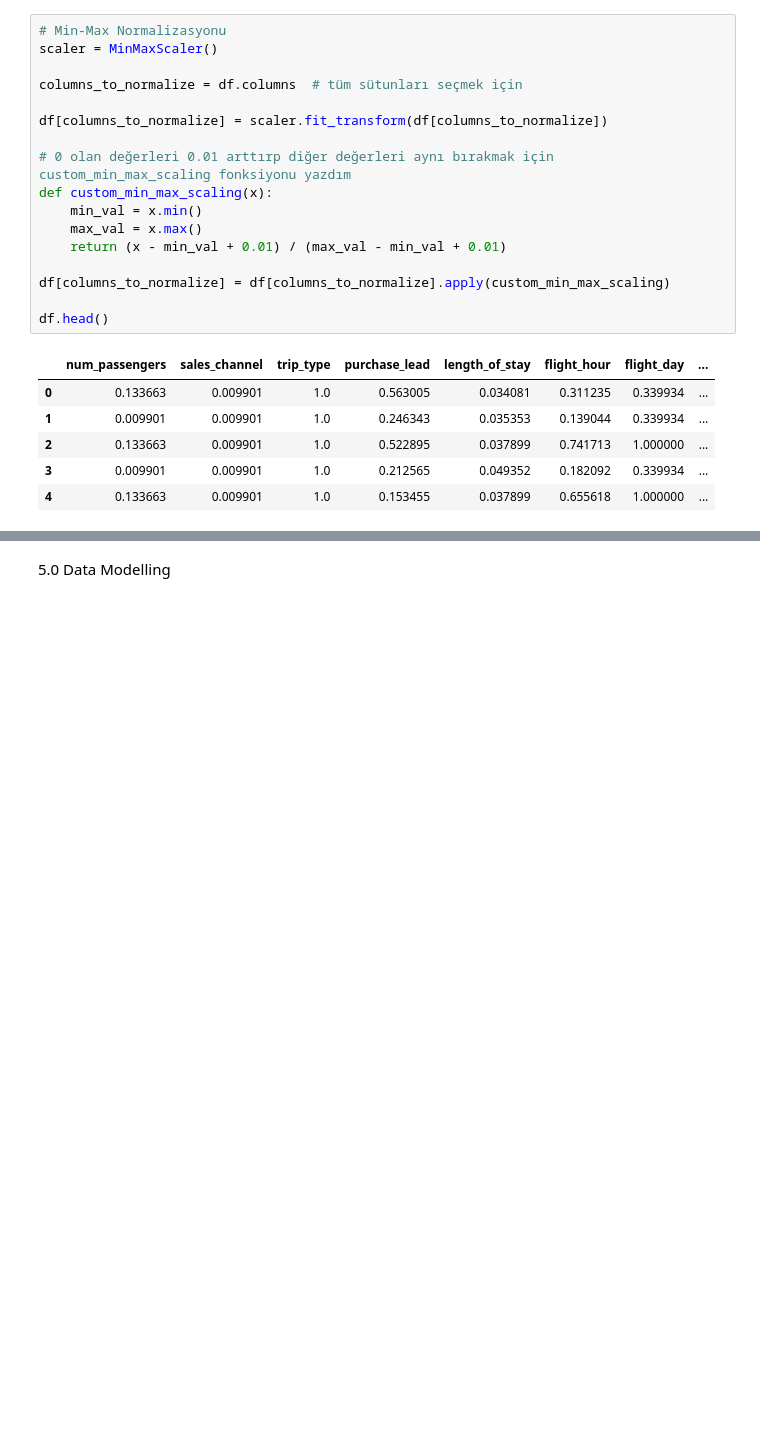
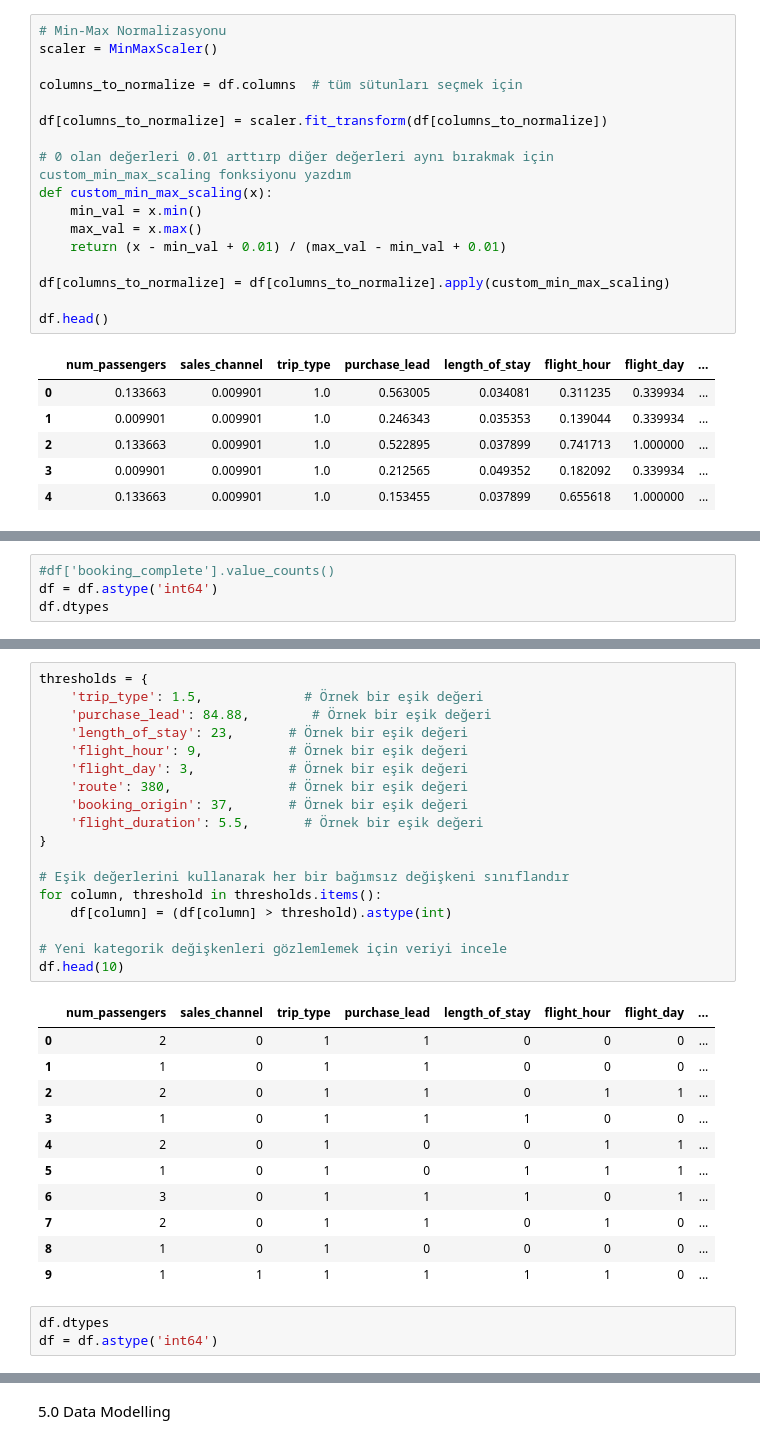
Before and after one commit to keremmenes/British-Airways, a Jupyter notebook: TaskTwo/TaskTwo.ipynb, the cells around one changed output, grey strips where cells are left out. Drawn from its saved outputs; the diff is of its cells as text; blank space fills up the shorter version.

```diff
--- a/TaskTwo/TaskTwo.ipynb
+++ b/TaskTwo/TaskTwo.ipynb
@@ -185,0 +179,4 @@ Name: count, dtype: int64
+# %%
+#df['booking_complete'].value_counts()
+df = df.astype('int64')
+df.dtypes
@@ -186,3 +212,36 @@ Name: count, dtype: int64
+# %%
+thresholds = {
+    'trip_type': 1.5,             # Örnek bir eşik değeri
+    'purchase_lead': 84.88,        # Örnek bir eşik değeri
+    'length_of_stay': 23,       # Örnek bir eşik değeri
+    'flight_hour': 9,           # Örnek bir eşik değeri
+    'flight_day': 3,            # Örnek bir eşik değeri
+    'route': 380,               # Örnek bir eşik değeri
+    'booking_origin': 37,       # Örnek bir eşik değeri
+    'flight_duration': 5.5,       # Örnek bir eşik değeri
+}
+
+# Eşik değerlerini kullanarak her bir bağımsız değişkeni sınıflandır
+for column, threshold in thresholds.items():
+    df[column] = (df[column] > threshold).astype(int)
+
+# Yeni kategorik değişkenleri gözlemlemek için veriyi incele
+df.head(10)
+# %% [output]
+|  | num_passengers | sales_channel | trip_type | purchase_lead | length_of_stay | flight_hour | flight_day | ... |
+| 0 | 2 | 0 | 1 | 1 | 0 | 0 | 0 | ... |
+| 1 | 1 | 0 | 1 | 1 | 0 | 0 | 0 | ... |
+| 2 | 2 | 0 | 1 | 1 | 0 | 1 | 1 | ... |
+| 3 | 1 | 0 | 1 | 1 | 1 | 0 | 0 | ... |
+| 4 | 2 | 0 | 1 | 0 | 0 | 1 | 1 | ... |
+| 5 | 1 | 0 | 1 | 0 | 1 | 1 | 1 | ... |
+| 6 | 3 | 0 | 1 | 1 | 1 | 0 | 1 | ... |
+| 7 | 2 | 0 | 1 | 1 | 0 | 1 | 0 | ... |
+| 8 | 1 | 0 | 1 | 0 | 0 | 0 | 0 | ... |
+| 9 | 1 | 1 | 1 | 1 | 1 | 1 | 0 | ... |
+# %%
+df.dtypes
+df = df.astype('int64')
 # %%
 # Veriyi Eğitim ve Test Kümelerine Ayırma
 from sklearn.model_selection import train_test_split
```
Also changed, not shown: parts of 10 cells of this notebook.
